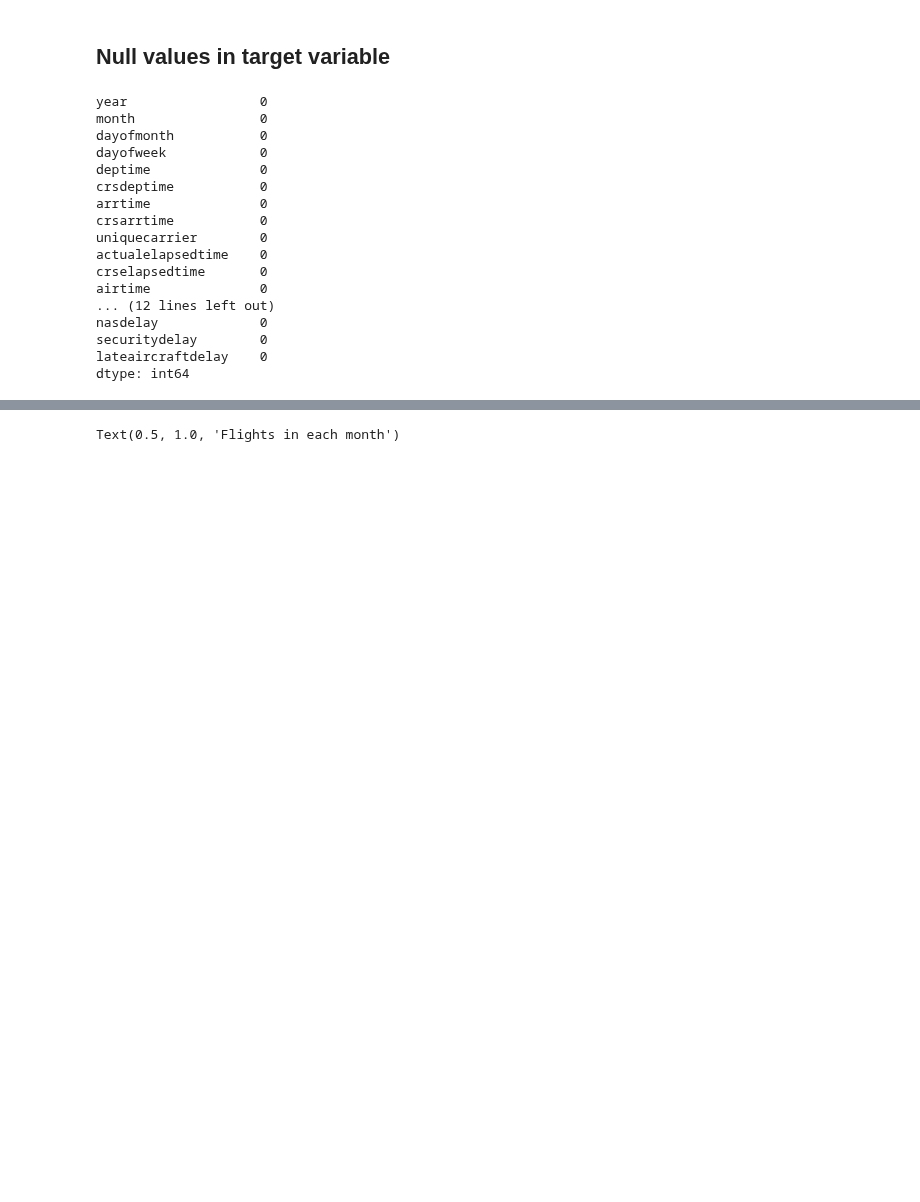
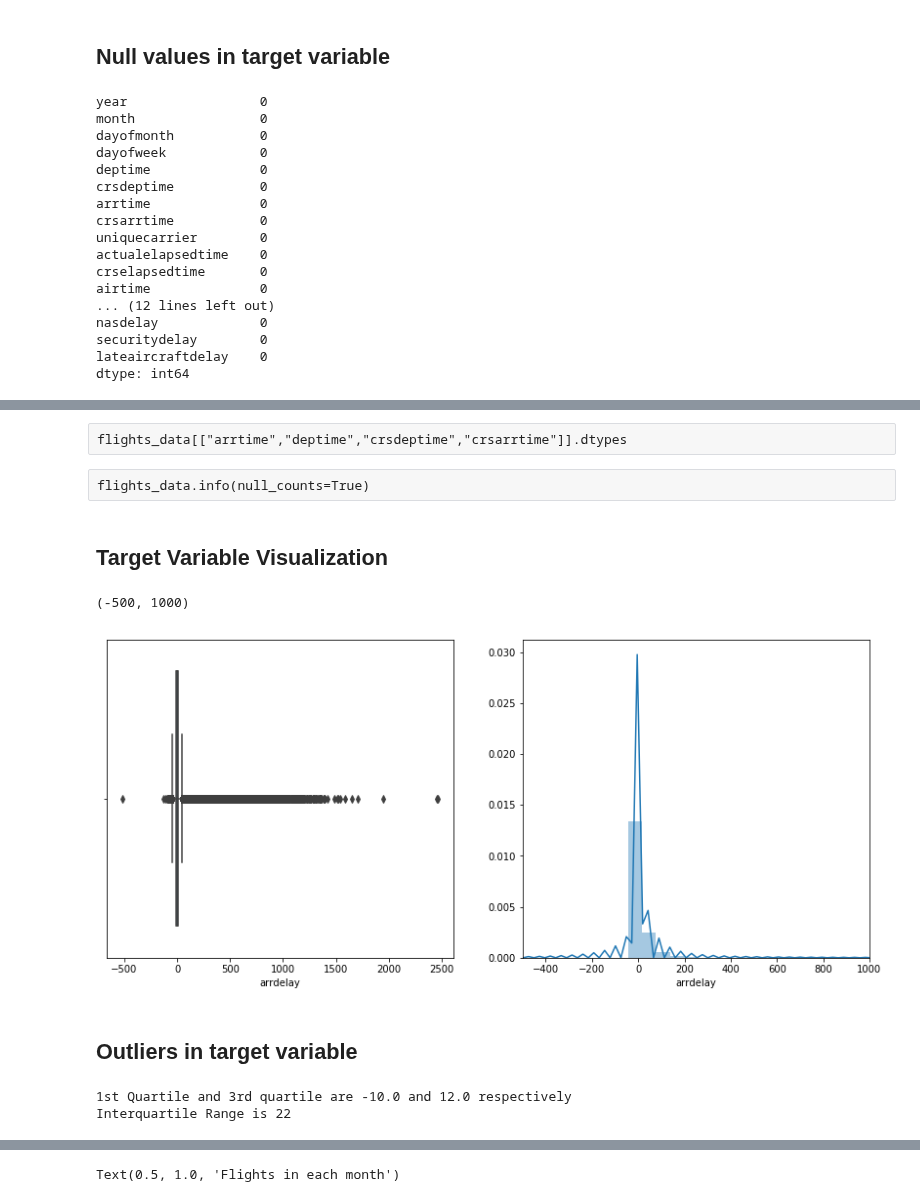
Before and after one commit to command7/exploratory_data_analysis, a Jupyter notebook: Analysis.ipynb, the cells around one changed output, grey strips where cells are left out. Cells and saved outputs as stored; diff of their text form; code cells hidden in the pictures; blank space fills up the shorter version.

Commit message:
Feat: Examine outliers
Examine outlier from boxplot. There dont seem to be anything wrong with outlier data and hence we are choosing to keep it.

```diff
--- a/Analysis.ipynb
+++ b/Analysis.ipynb
@@ -260,9 +243,0 @@ def convert_to_datetime(data):
-# %%
-flights_data["deptime"] = flights_data.deptime.apply(convert_to_datetime)
-flights_data["arrtime"] = flights_data.arrtime.apply(convert_to_datetime)
-flights_data["crsdeptime"] = flights_data.crsdeptime.apply(convert_to_datetime)
-flights_data["crsarrtime"] = flights_data.crsarrtime.apply(convert_to_datetime)
-flights_data["deptime"] = pd.to_datetime(flights_data["deptime"], format="%H%M")
-flights_data["arrtime"] = pd.to_datetime(flights_data["arrtime"], format="%H%M")
-flights_data["crsdeptime"] = pd.to_datetime(flights_data["crsdeptime"], format="%H%M")
-flights_data["crsarrtime"] = pd.to_datetime(flights_data["crsarrtime"], format="%H%M")
@@ -302,0 +269,28 @@ and prepare yourself to look at relationships between variables.
+# %% [raw]
+flights_data[["arrtime","deptime","crsdeptime","crsarrtime"]].dtypes
+# %% [raw]
+flights_data.info(null_counts=True)
+# %% [markdown]
+## Target Variable Visualization
+# %%
+plt.figure(figsize=(14,6))
+plt.subplot(1,2,1)
+sns.boxplot(flights_data.arrdelay)
+plt.subplot(1,2,2)
+sns.distplot(flights_data.arrdelay)
+plt.xlim((-500, 1000))
+# %% [output]
+(-500, 1000)
+[figure, added]
+# %% [markdown]
+## Outliers in target variable
+# %%
+print("1st Quartile and 3rd quartile are {} and {} respectively".format(np.percentile(flights_data.arrdelay, 25),\
+                                                                         np.percentile(flights_data.arrdelay, 75)))
+target_iqr = 12 - (-10)
+print("Interquartile Range is {}".format(target_iqr))
+upper_bound = 12 + 1.5 * 22
+lower_bound = -10 - 1.5 * 22
+# %% [output]
+1st Quartile and 3rd quartile are -10.0 and 12.0 respectively
+Interquartile Range is 22
```
Also changed, not shown: parts of 11 cells of this notebook.
